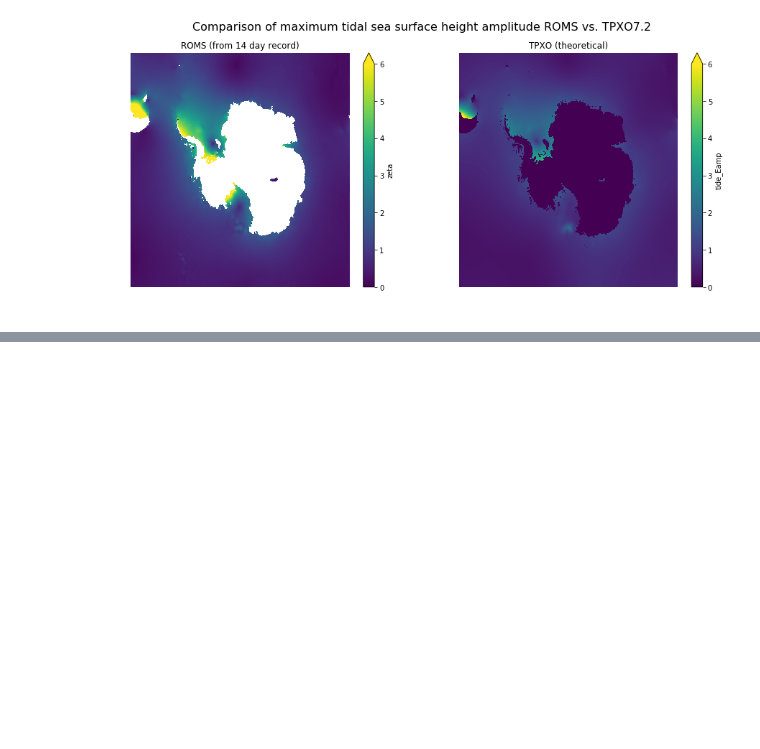
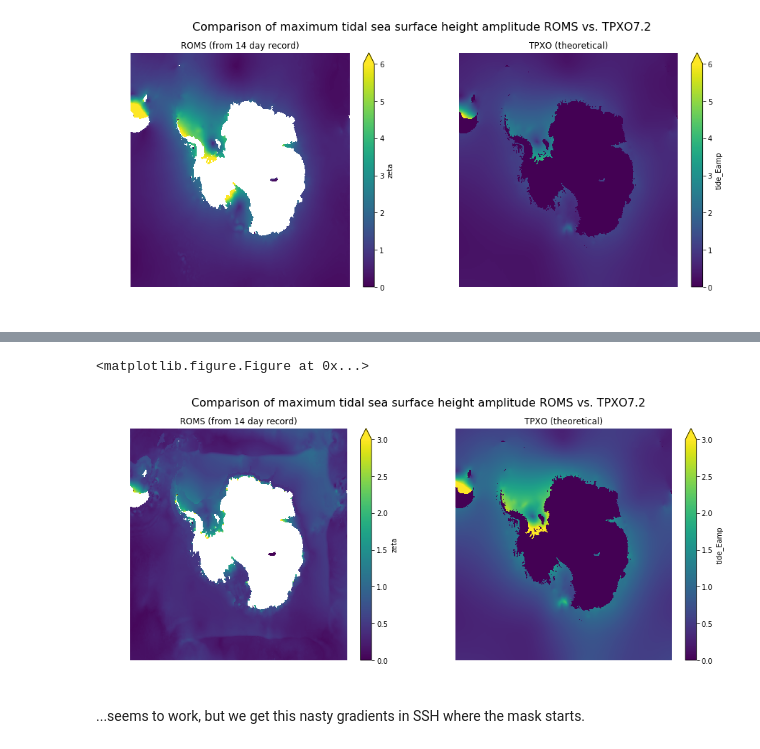
Before and after one commit to kuechenrole/tidal_melting, a Jupyter notebook: notebooks/0.3-kuechenrole-tides_evaluation.ipynb, the cells around one changed output, grey strips where cells are left out. Saved outputs shown, nothing was run; the diff lists cells and outputs as text; code cells hidden in the pictures; blank space fills up the shorter version.

```diff
--- a/notebooks/0.3-kuechenrole-tides_evaluation.ipynb
+++ b/notebooks/0.3-kuechenrole-tides_evaluation.ipynb
@@ -36,0 +68,24 @@ plt.show()
+# %%
+#look at results
+file_path = os.path.join(os.pardir,'data','raw','waom10_tidal_mask','ocean_his_0001.nc')
+ds_tm = xr.open_dataset(file_path)
+
+# calculate maximum anomaly of the free surface height compared to the 14 day mean
+roms_ampl_max = ds_tm.zeta[0:48].max('ocean_time')-ds_tm.zeta[0:48].mean('ocean_time')
+
+# plot against tpxo as before
+plt.clf()
+fig,(ax1,ax2) = plt.subplots(ncols=2,figsize=(15,6))
+fig.suptitle('Comparison of maximum tidal sea surface height amplitude ROMS vs. TPXO7.2',fontsize=16)
+roms_ampl_max.plot(ax=ax1,vmax=3)
+ax1.set_title('ROMS (from 14 day record)')
+ax1.axis('off')
+tpxo_ampl_max.tide_Eamp.plot(ax=ax2,vmax=3)
+ax2.set_title('TPXO (theoretical)')
+ax2.axis('off')
+plt.show()
+# %% [output]
+<matplotlib.figure.Figure at 0x...>
+[figure, added]
+# %% [markdown]
+...seems to work, but we get this nasty gradients in SSH where the mask starts.
```
Also changed, not shown: parts of 6 cells of this notebook, 4 other files.
